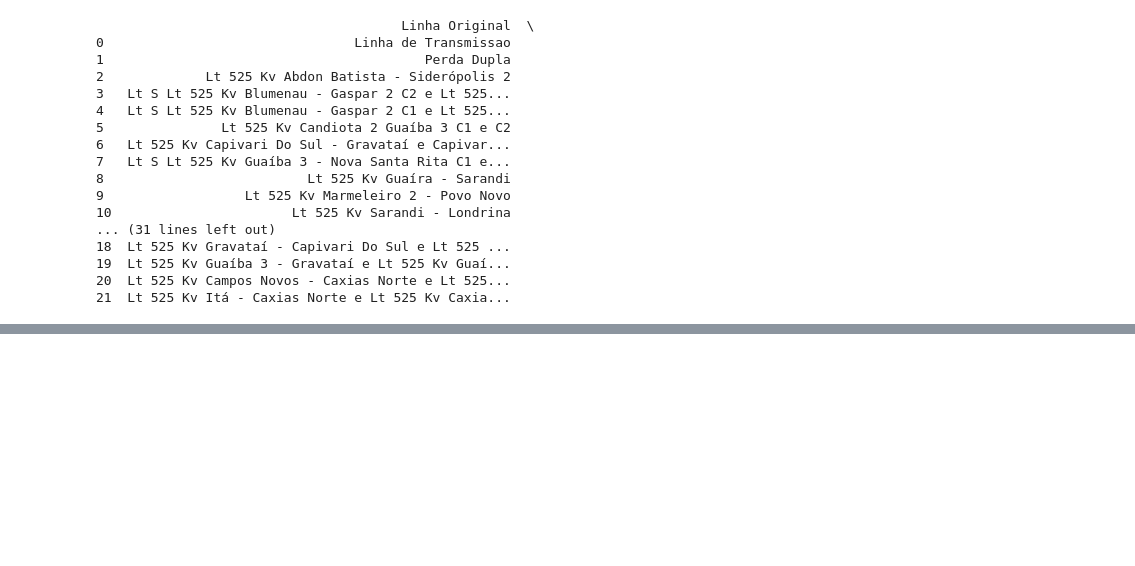
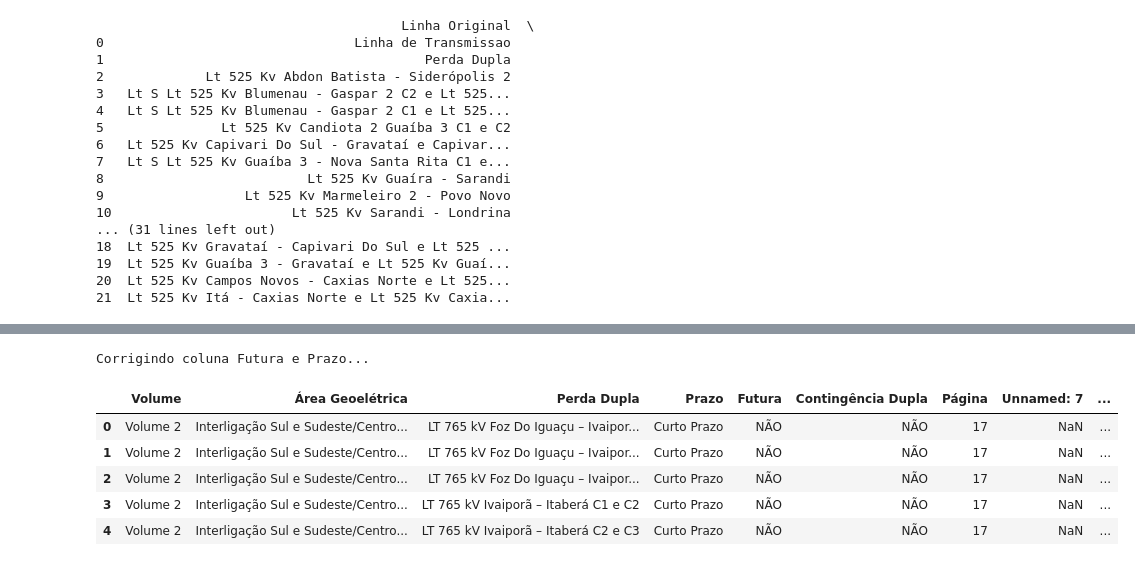
Before and after one commit to PedroVic12/Palkia-PDF-extractor, a Jupyter notebook: src/BulbassaurQT6-ETL/sistema-ferramentas-RPA-desktop/notebooks/ONS_PLC_PerdasDuplas_nb.ipynb, the cells around one changed output, grey strips where cells are left out. Cells and saved outputs as stored; diff of their text form; code cells hidden in the pictures; blank space fills up the shorter version.

```diff
--- a/src/BulbassaurQT6-ETL/sistema-ferramentas-RPA-desktop/notebooks/ONS_PLC_PerdasDuplas_nb.ipynb
+++ b/src/BulbassaurQT6-ETL/sistema-ferramentas-RPA-desktop/notebooks/ONS_PLC_PerdasDuplas_nb.ipynb
@@ -236,0 +409,38 @@ Tabela gerada com suscesso
+# %%
+def mapear_prazo_para_futura(df, coluna_prazo='Prazo', coluna_saida='Futura'):
+    """
+    Mapeia valores da coluna de prazo para SIM/NÃO na coluna Futura.
+
+    Args:
+        df: DataFrame a ser modificado
+        coluna_prazo: Nome da coluna com os valores 'Curto Prazo' e 'Médio Prazo'
+        coluna_saida: Nome da coluna onde será armazenado o resultado
+
+    Returns:
+        DataFrame modificado
+    """
+    df[coluna_saida] = df[coluna_prazo].map({
+        'Médio Prazo': 'SIM',
+        'Curto Prazo': 'NÃO'
+    })
+
+    return df
+
+
+df_perdas_duplas = pd.read_excel(r"C:\Users\pedrovictor.veras\OneDrive - Operador Nacional do Sistema Eletrico\Documentos\ESTAGIO_ONS_PVRV_2025\GitHub\Palkia-PDF-extractor\src\BulbassaurQT6-ETL\sistema-ferramentas-RPA-desktop\app\assets\planilhas_PLC\perdas_duplas_ETL.xlsx" , sheet_name='Perdas Duplas Copy')
+
+
+# Uso:
+print("Corrigindo coluna Futura e Prazo...")
+df = mapear_prazo_para_futura(df_perdas_duplas, coluna_prazo='Prazo', coluna_saida='Futura')
+df.head()
+
+df.to_excel(r"C:\Users\pedrovictor.veras\OneDrive - Operador Nacional do Sistema Eletrico\Documentos\ESTAGIO_ONS_PVRV_2025\GitHub\Palkia-PDF-extractor\src\BulbassaurQT6-ETL\sistema-ferramentas-RPA-desktop\app\assets\planilhas_PLC\perdas_duplas_ETL_corrigido.xlsx", index=False)
+# %% [output]
+Corrigindo coluna Futura e Prazo...
+|  | Volume | Área Geoelétrica | Perda Dupla | Prazo | Futura | Contingência Dupla | Página | Unnamed: 7 | ... |
+| 0 | Volume 2 | Interligação Sul e Sudeste/Centro... | LT 765 kV Foz Do Iguaçu – Ivaipor... | Curto Prazo | NÃO | NÃO | 17 | NaN | ... |
+| 1 | Volume 2 | Interligação Sul e Sudeste/Centro... | LT 765 kV Foz Do Iguaçu – Ivaipor... | Curto Prazo | NÃO | NÃO | 17 | NaN | ... |
+| 2 | Volume 2 | Interligação Sul e Sudeste/Centro... | LT 765 kV Foz Do Iguaçu – Ivaipor... | Curto Prazo | NÃO | NÃO | 17 | NaN | ... |
+| 3 | Volume 2 | Interligação Sul e Sudeste/Centro... | LT 765 kV Ivaiporã – Itaberá C1 e C2 | Curto Prazo | NÃO | NÃO | 17 | NaN | ... |
+| 4 | Volume 2 | Interligação Sul e Sudeste/Centro... | LT 765 kV Ivaiporã – Itaberá C2 e C3 | Curto Prazo | NÃO | NÃO | 17 | NaN | ... |
```
Also changed, not shown: parts of 13 cells of this notebook, 20 other files.
